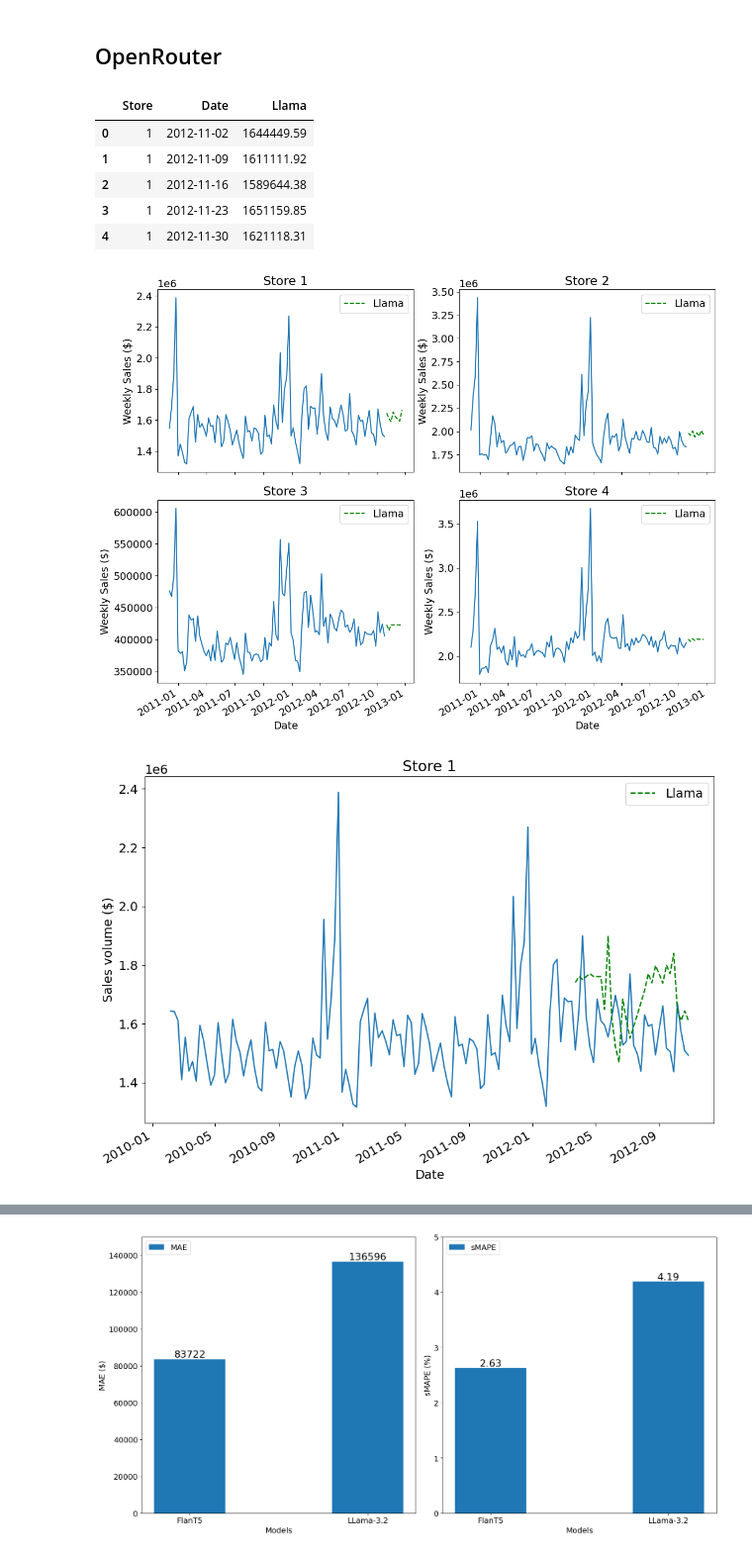
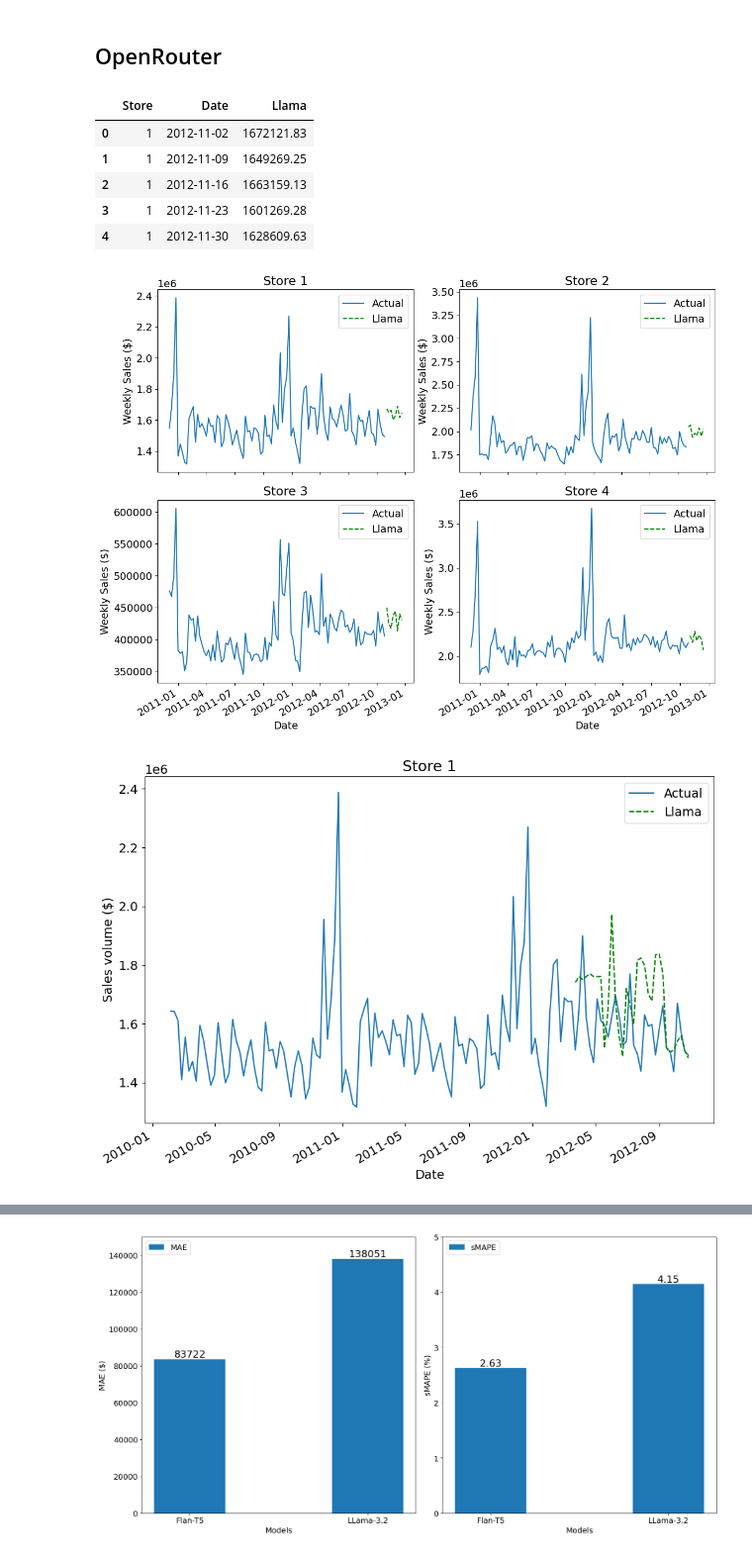
Before and after one commit to marcopeix/TimeSeriesForecastingUsingFoundationModels, a Jupyter notebook: CH08/CH08.ipynb, the cells around one changed output, grey strips where cells are left out. Shown at 99% size. Cells and saved outputs as stored; diff of their text form; code cells hidden in the pictures.

Commit message:
Adjust figures

```diff
--- a/CH08/CH08.ipynb
+++ b/CH08/CH08.ipynb
@@ -187,8 +187,8 @@ for i, ax in enumerate(axes.flatten()):
     df = plot_df[plot_df['Store'] == i+1].iloc[-100:]
     preds_df = plot_preds_df[plot_preds_df['Store'] == i+1]
 
-    ax.plot(df['Date'], df['Weekly_Sales'])
-    ax.plot(preds_df['Date'], preds_df['FlanT5'], 'g--', label='FlanT5')
+    ax.plot(df['Date'], df['Weekly_Sales'], label='Actual')
+    ax.plot(preds_df['Date'], preds_df['FlanT5'], 'g--', label='Flan-T5')
     ax.legend()
     ax.set_title(f'Store {i+1}')
     ax.set_xlabel('Date')
@@ -196,5 +196,5 @@ for i, ax in enumerate(axes.flatten()):
 
 fig.autofmt_xdate()
 plt.tight_layout()
-plt.savefig("figures/CH08_codefig01.png", dpi=300)
+plt.savefig("figures/CH08_F03_peixeiro2.png", dpi=300)
 # %% [output]
@@ -667,8 +667,11 @@ def prompt_forecast(df,
 
     response_json = response.json()
     content = response_json['choices'][0]['message']['content']
-
-    preds = json.loads(content)
+    if content.startswith('[') and content.endswith(']'):
+        preds = json.loads(content)
+    else:
+        wrapped = f'[{content}]'
+        preds = json.loads(wrapped)
 
     return preds
 # %%
@@ -708,11 +711,11 @@ preds_df = combine_predictions(all_preds,
 preds_df.head()
 # %% [output]
 |  | Store | Date | Llama |
-| 0 | 1 | 2012-11-02 | 1644449.59 |
-| 1 | 1 | 2012-11-09 | 1611111.92 |
-| 2 | 1 | 2012-11-16 | 1589644.38 |
-| 3 | 1 | 2012-11-23 | 1651159.85 |
-| 4 | 1 | 2012-11-30 | 1621118.31 |
+| 0 | 1 | 2012-11-02 | 1672121.83 |
+| 1 | 1 | 2012-11-09 | 1649269.25 |
+| 2 | 1 | 2012-11-16 | 1663159.13 |
+| 3 | 1 | 2012-11-23 | 1601269.28 |
+| 4 | 1 | 2012-11-30 | 1628609.63 |
 # %%
 fig, axes = plt.subplots(nrows=2, ncols=2, figsize=(12,9))
 
@@ -723,7 +726,7 @@ for i, ax in enumerate(axes.flatten()):
     df = plot_df[plot_df['Store'] == i+1].iloc[-100:]
     preds_df = plot_preds_df[plot_preds_df['Store'] == i+1]
 
-    ax.plot(df['Date'], df['Weekly_Sales'])
+    ax.plot(df['Date'], df['Weekly_Sales'], label='Actual')
     ax.plot(preds_df['Date'], preds_df['Llama'], 'g--', label='Llama')
     ax.legend()
     ax.set_title(f'Store {i+1}')
@@ -732,9 +735,9 @@ for i, ax in enumerate(axes.flatten()):
 
 fig.autofmt_xdate()
 plt.tight_layout()
-plt.savefig("figures/CH08_codefig04.png", dpi=300)
+plt.savefig("figures/CH08_F07_peixeiro2.png", dpi=300)
 # %% [output]
-[figure, old version]
+[figure, new version]
 # %%
 def cross_validation_prompt(df, h, n_windows, target_col):
 
@@ -761,22 +764,22 @@ store1_cv = cross_validation_prompt(
 # %%
 store1_df = data.query("Store == 1")
 
 fig, ax = plt.subplots(figsize=(10,7))
 
-ax.plot(store1_df['Date'], store1_df['Weekly_Sales'])
+ax.plot(store1_df['Date'], store1_df['Weekly_Sales'], label='Actual')
 ax.plot(store1_df['Date'].iloc[-32:], store1_cv[:32], ls='--', color='green', label='Llama')
 
 ax.set_title(f"Store 1")
 ax.set_xlabel('Date')
 ax.set_ylabel('Sales volume ($)')
 ax.legend(loc=1)
 
 fig.autofmt_xdate()
 plt.tight_layout()
 
-plt.savefig("figures/Ch08_codefig05.png", dpi=300)
+plt.savefig("figures/CH08_F08_peixeiro2.png", dpi=300)
 # %% [output]
-[figure, old version]
+[figure, new version]
 # %%
 test_df = data.query("Store == 1").iloc[-32:]
 test_df['Llama'] = store1_cv[:32]
```
Also changed, not shown: parts of 10 cells of this notebook.
